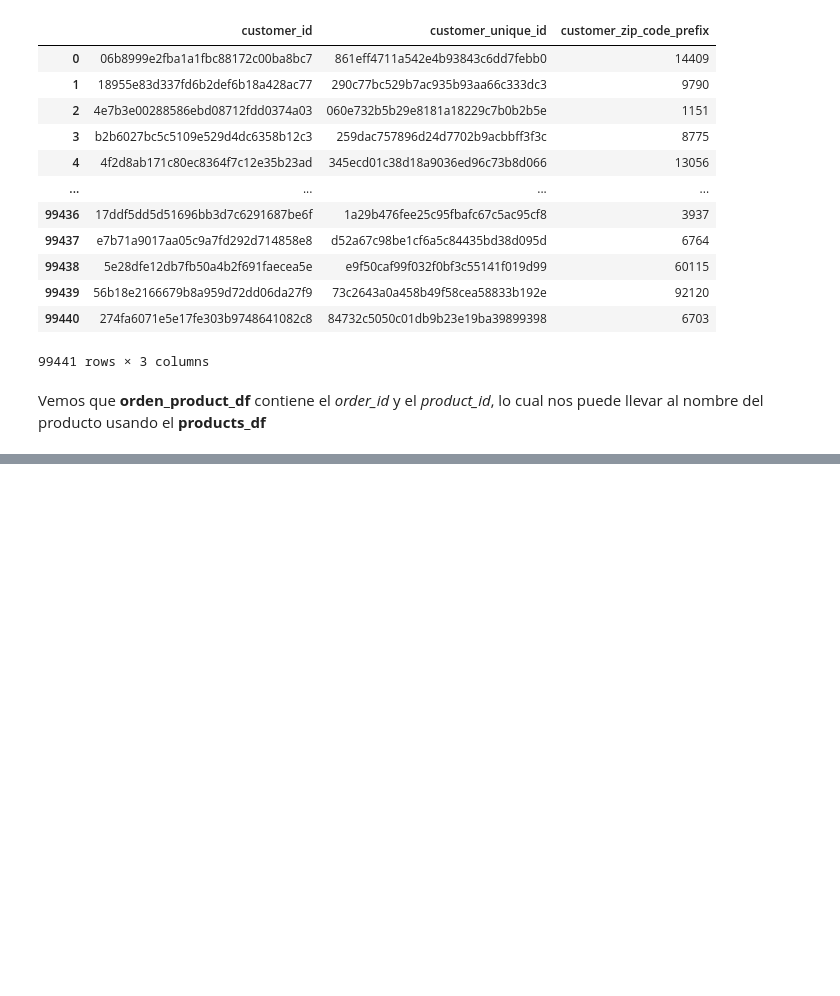
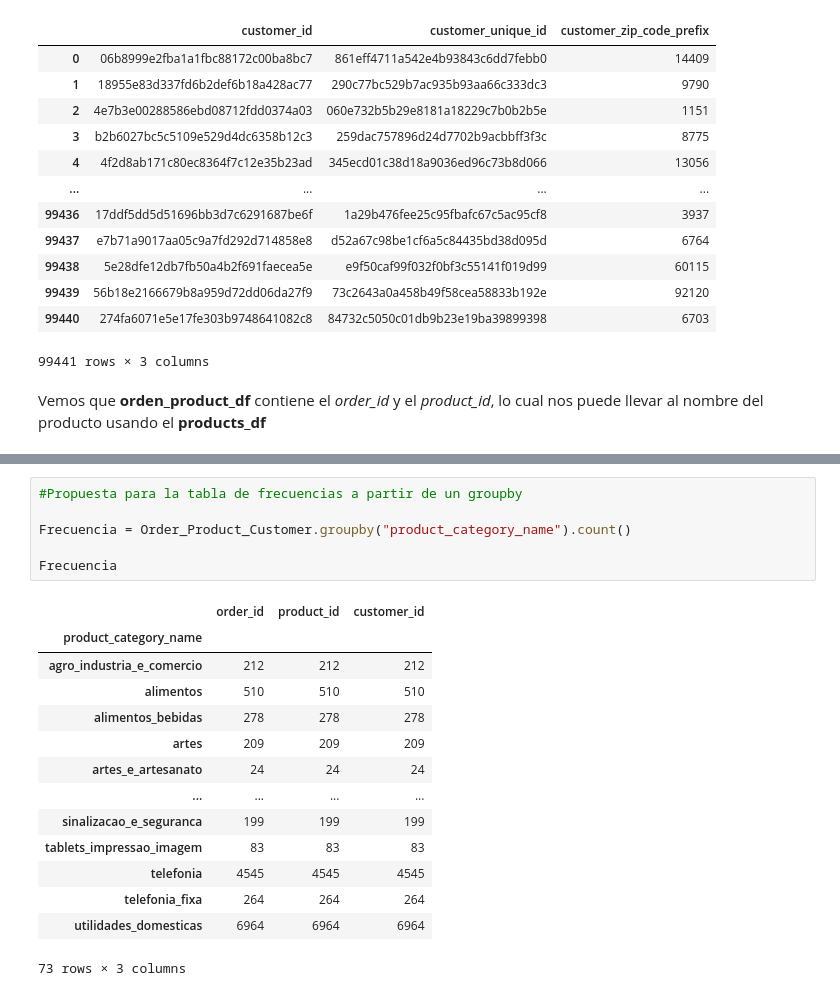
Before and after one commit to Platzi-Master-C10-Brazilian-Ecommerce/Base-Analysis, a Jupyter notebook: A_priori_algorithm.ipynb, the cells around one changed output, grey strips where cells are left out. Saved outputs shown, nothing was run; the diff lists cells and outputs as text; blank space fills up the shorter version.

```diff
--- a/A_priori_algorithm.ipynb
+++ b/A_priori_algorithm.ipynb
@@ -159,0 +163,21 @@ Order_Product_Customer
+# %%
+#Propuesta para la tabla de frecuencias a partir de un groupby
+
+Frecuencia = Order_Product_Customer.groupby("product_category_name").count()
+
+Frecuencia
+# %% [output]
+|  | order_id | product_id | customer_id |
+| product_category_name |  |  |  |
+| agro_industria_e_comercio | 212 | 212 | 212 |
+| alimentos | 510 | 510 | 510 |
+| alimentos_bebidas | 278 | 278 | 278 |
+| artes | 209 | 209 | 209 |
+| artes_e_artesanato | 24 | 24 | 24 |
+| ... | ... | ... | ... |
+| sinalizacao_e_seguranca | 199 | 199 | 199 |
+| tablets_impressao_imagem | 83 | 83 | 83 |
+| telefonia | 4545 | 4545 | 4545 |
+| telefonia_fixa | 264 | 264 | 264 |
+| utilidades_domesticas | 6964 | 6964 | 6964 |
+73 rows × 3 columns
```
Also changed, not shown: parts of 13 cells of this notebook.
